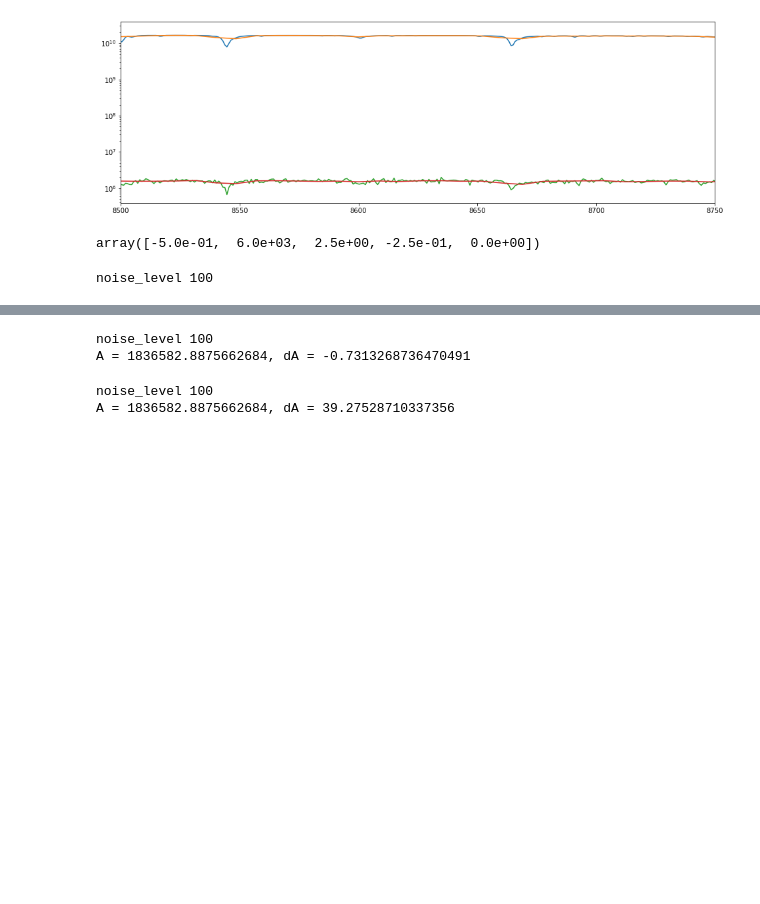
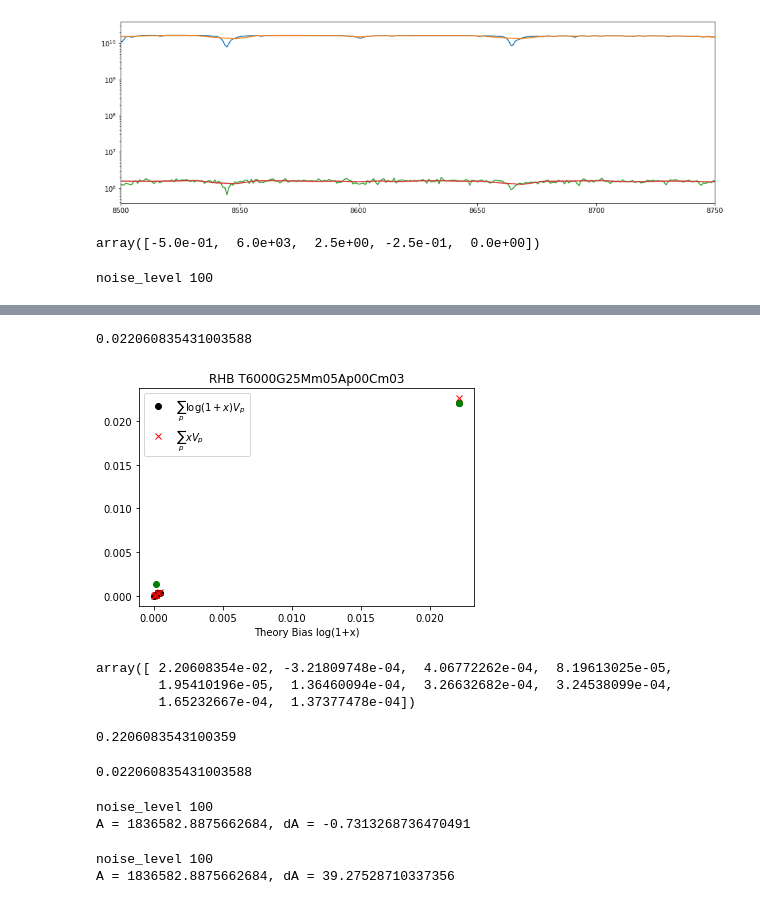
Before and after one commit to ViskaWei/PIML_v0, a Jupyter notebook: nb/test_bias.ipynb, the cells around one changed output, grey strips where cells are left out. Cells and saved outputs as stored; diff of their text form; code cells hidden in the pictures; blank space fills up the shorter version.

```diff
--- a/nb/test_bias.ipynb
+++ b/nb/test_bias.ipynb
@@ -84,0 +171,11 @@ bb.plot_exp_bias(ak, [diff, diff_1M], labels=["NL100", "NL100_1M"], title=name)
+# %%
+bb.plot_theory_bias(bias_10k_100, NL=100, log=0)
+# %% [output]
+0.022060835431003588
+[figure, added]
+# %%
+bias_10k_100[0]
+# %% [output]
+array([ 2.20608354e-02, -3.21809748e-04,  4.06772262e-04,  8.19613025e-05,
+        1.95410196e-05,  1.36460094e-04,  3.26632682e-04,  3.24538099e-04,
+        1.65232667e-04,  1.37377478e-04])
@@ -85,3 +184,11 @@ bb.plot_exp_bias(ak, [diff, diff_1M], labels=["NL100", "NL100_1M"], title=name)
+# %%
+y0*10
+# %% [output]
+0.2206083543100359
+# %%
+y0
+# %% [output]
+0.022060835431003588
 # %%
 obsfluxs_1M, obsvar_1M, bias_1M, A_1M = bb.make_obs_from_pmt(bb.PhyMid, noise_level=100, N=1000000, onPCA=1, plot=0)
 bk_1M, ak_1M, diff_1M = bb.eval_bias(obsfluxs_1M, bb.PhyMid)
```
Also changed, not shown: parts of 17 cells of this notebook, 1 other file.
